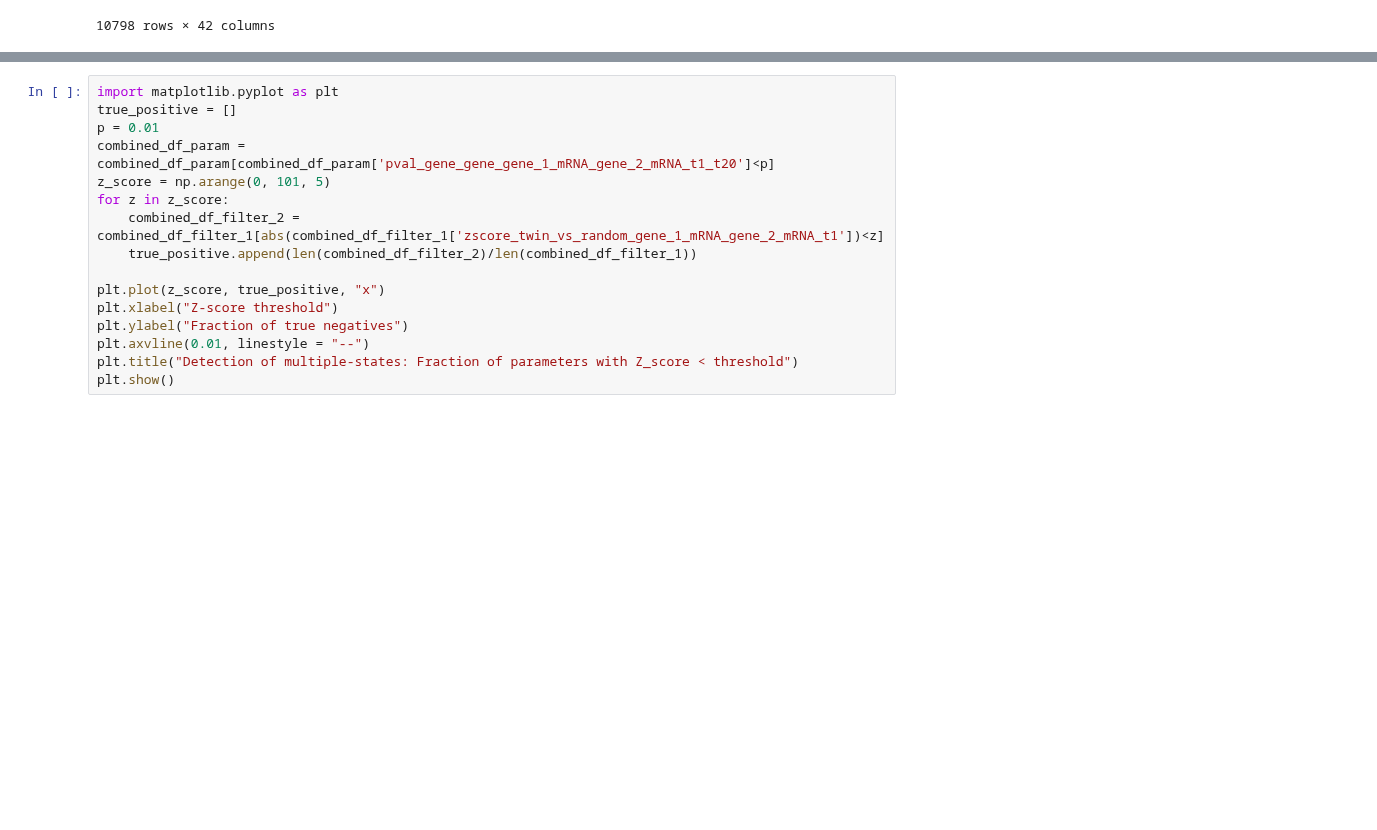
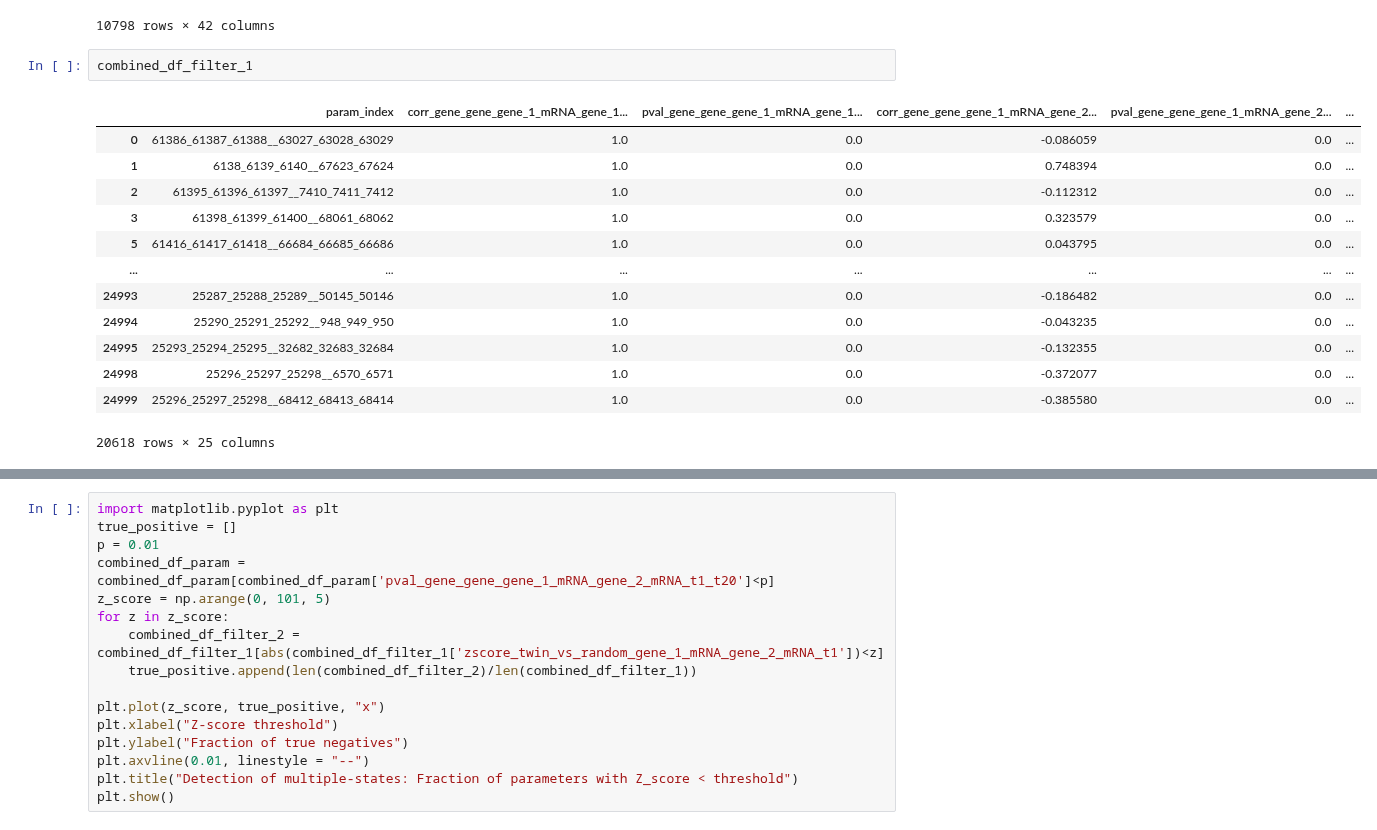
Before and after one commit to Keerthana910234/TwINFER, a Jupyter notebook: parameter_scan/analyze_param_scan_results.ipynb, the cells around one changed output, grey strips where cells are left out. Saved outputs shown, nothing was run; the diff lists cells and outputs as text; blank space fills up the shorter version.

```diff
--- a/parameter_scan/analyze_param_scan_results.ipynb
+++ b/parameter_scan/analyze_param_scan_results.ipynb
@@ -195,6 +195,22 @@ combined_df_param
 | 10796 | 13350_13351_13352 | 1.0 | 0.0 | 0.029296 | 0.0009 | ... |
 | 10797 | 13350_13351_13352 | 1.0 | 0.0 | 0.029296 | 0.0009 | ... |
 10798 rows × 42 columns
+# %%
+combined_df_filter_1
+# %% [output]
+|  | param_index | corr_gene_gene_gene_1_mRNA_gene_1... | pval_gene_gene_gene_1_mRNA_gene_1... | corr_gene_gene_gene_1_mRNA_gene_2... | pval_gene_gene_gene_1_mRNA_gene_2... | ... |
+| 0 | 61386_61387_61388__63027_63028_63029 | 1.0 | 0.0 | -0.086059 | 0.0 | ... |
+| 1 | 6138_6139_6140__67623_67624 | 1.0 | 0.0 | 0.748394 | 0.0 | ... |
+| 2 | 61395_61396_61397__7410_7411_7412 | 1.0 | 0.0 | -0.112312 | 0.0 | ... |
+| 3 | 61398_61399_61400__68061_68062 | 1.0 | 0.0 | 0.323579 | 0.0 | ... |
+| 5 | 61416_61417_61418__66684_66685_66686 | 1.0 | 0.0 | 0.043795 | 0.0 | ... |
+| ... | ... | ... | ... | ... | ... | ... |
+| 24993 | 25287_25288_25289__50145_50146 | 1.0 | 0.0 | -0.186482 | 0.0 | ... |
+| 24994 | 25290_25291_25292__948_949_950 | 1.0 | 0.0 | -0.043235 | 0.0 | ... |
+| 24995 | 25293_25294_25295__32682_32683_32684 | 1.0 | 0.0 | -0.132355 | 0.0 | ... |
+| 24998 | 25296_25297_25298__6570_6571 | 1.0 | 0.0 | -0.372077 | 0.0 | ... |
+| 24999 | 25296_25297_25298__68412_68413_68414 | 1.0 | 0.0 | -0.385580 | 0.0 | ... |
+20618 rows × 25 columns
 # %%
 import matplotlib.pyplot as plt
 true_positive = []
```
Also changed, not shown: parts of 2 cells of this notebook, 6 other files.
